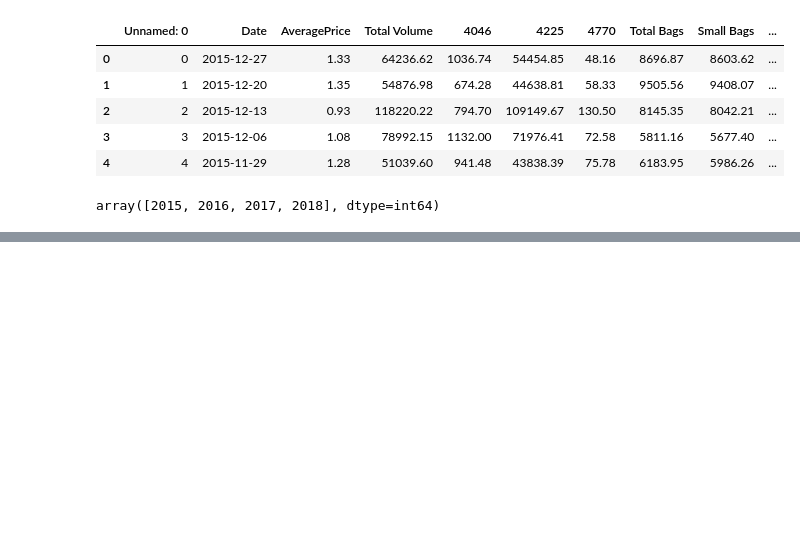
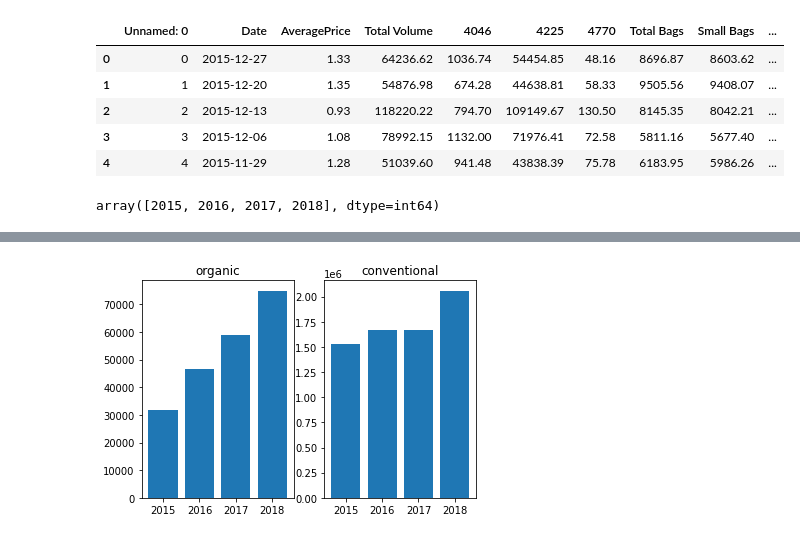
Before and after one commit to super-corini/programmers_kdt_II, a Jupyter notebook: Week3d5.ipynb, the cells around one changed output, grey strips where cells are left out. Saved outputs shown, nothing was run; the diff lists cells and outputs as text; code cells hidden in the pictures; blank space fills up the shorter version.

```diff
--- a/Week3d5.ipynb
+++ b/Week3d5.ipynb
@@ -101,0 +126,5 @@ plt.show()
+# %%
+organic = avocado[avocado['type'] == 'organic']
+conventional = avocado[avocado['type'] == 'conventional']
+
+organic
@@ -101,0 +161,13 @@ plt.show()
+# %%
+## 유기농도 증가하는 추세이지만 전체적인 생산량 자체가 증가하는 상황이기에 건강에 대한 관심때문에 유기농이 증가한 것은 아닌듯하다.
+
+plt.subplot(1,2,1)
+plt.title('organic')
+plt.bar(np.arange(2015,2019,1),organic['Total Volume'].groupby(organic['year']).mean())
+
+plt.subplot(1,2,2)
+plt.title('conventional')
+plt.bar(np.arange(2015,2019,1),conventional['Total Volume'].groupby(conventional['year']).mean())
+plt.show()
+# %% [output]
+[figure, added]
```
Also changed, not shown: parts of 8 cells of this notebook.
